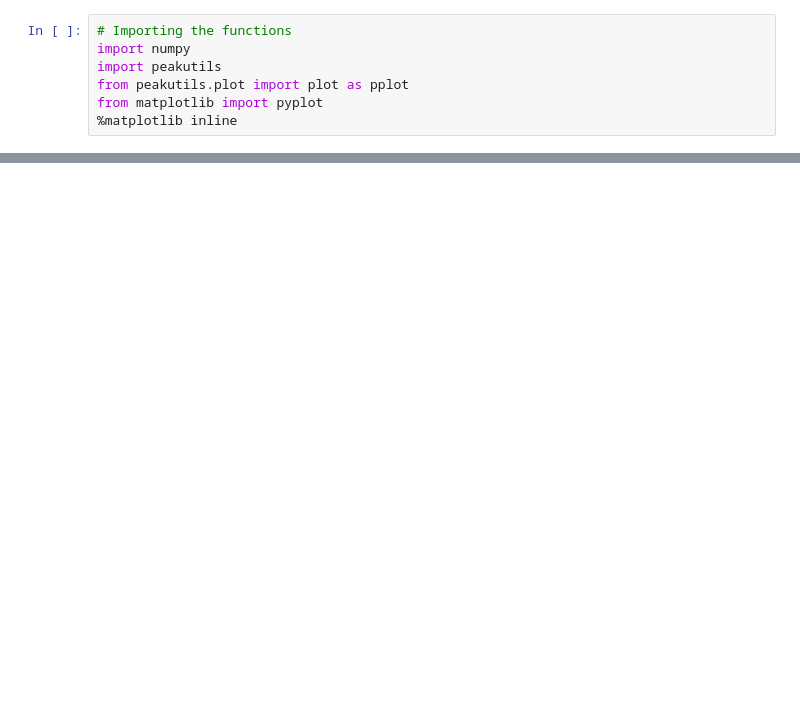
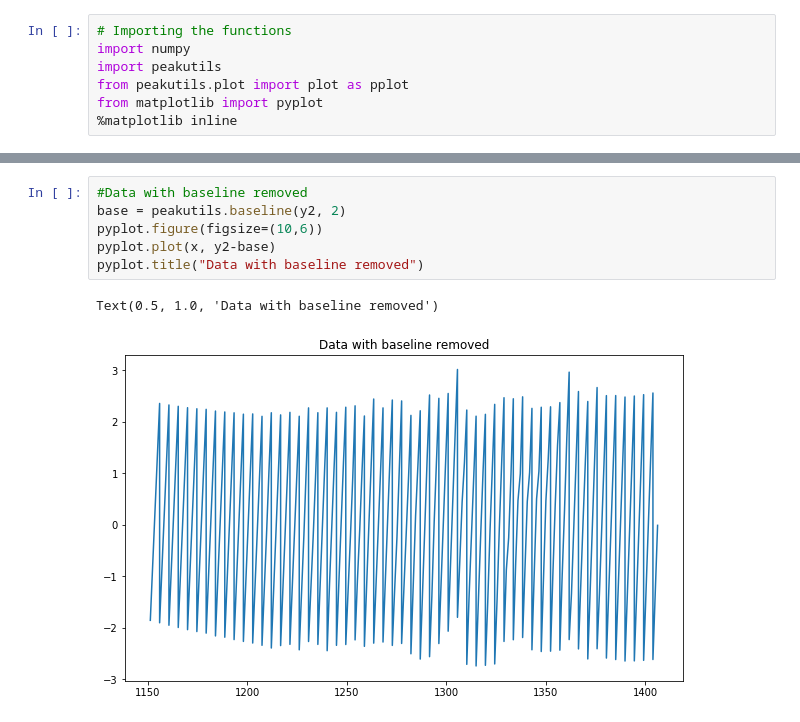
Before and after one commit to raman-noodles/Raman-noodles, a Jupyter notebook: Explore_Dev/Peak_utils_test.ipynb, the cells around one changed output, grey strips where cells are left out. Cells and saved outputs as stored; diff of their text form; blank space fills up the shorter version.

```diff
--- a/Explore_Dev/Peak_utils_test.ipynb
+++ b/Explore_Dev/Peak_utils_test.ipynb
@@ -45,3 +201,12 @@ from matplotlib import pyplot
+# %%
+#Data with baseline removed
+base = peakutils.baseline(y2, 2)
+pyplot.figure(figsize=(10,6))
+pyplot.plot(x, y2-base)
+pyplot.title("Data with baseline removed")
+# %% [output]
+Text(0.5, 1.0, 'Data with baseline removed')
+[figure, added]
 # %%
 # Lets generate some noisy data from two Gaussians:
 centers = (30.5, 72.3)
```
Also changed, not shown: parts of 18 cells of this notebook.
